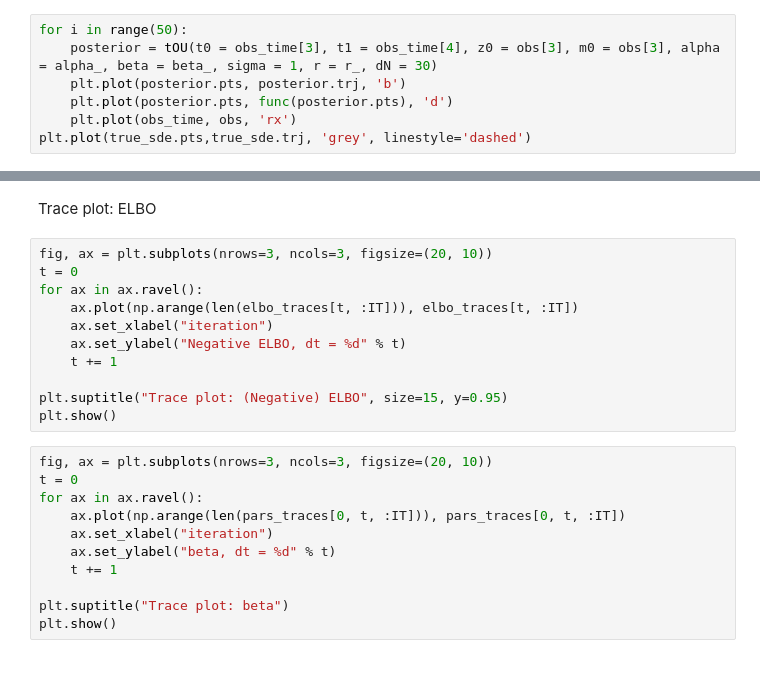
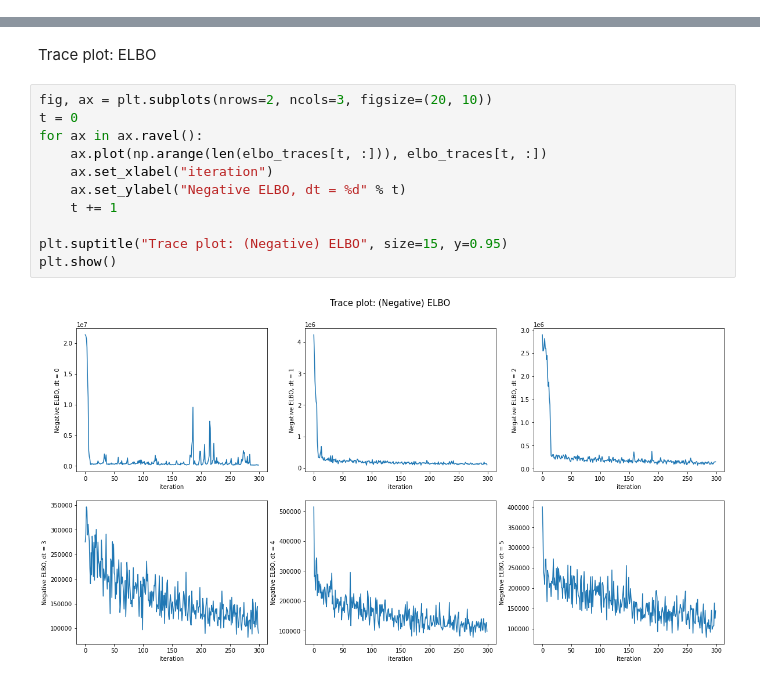
Before and after one commit to thysics/VI_SDE, a Jupyter notebook: VI_Time-OU_vectorised.ipynb, the cells around one changed output, grey strips where cells are left out. Drawn from its saved outputs; the diff is of its cells as text.

```diff
--- a/VI_Time-OU_vectorised.ipynb
+++ b/VI_Time-OU_vectorised.ipynb
@@ -718,7 +681,0 @@ for k in tq.tqdm(range(300)):
-# %%
-for i in range(50):
-    posterior = tOU(t0 = obs_time[3], t1 = obs_time[4], z0 = obs[3], m0 = obs[3], alpha = alpha_, beta = beta_, sigma = 1, r = r_, dN = 30)
-    plt.plot(posterior.pts, posterior.trj, 'b')
-    plt.plot(posterior.pts, func(posterior.pts), 'd')
-    plt.plot(obs_time, obs, 'rx')
-plt.plot(true_sde.pts,true_sde.trj, 'grey', linestyle='dashed')
@@ -823,24 +814,15 @@ for t in tq.tqdm(range(obs.shape[0]-1)):
 # %% [markdown]
 Trace plot: ELBO
 # %%
-fig, ax = plt.subplots(nrows=3, ncols=3, figsize=(20, 10))
+fig, ax = plt.subplots(nrows=2, ncols=3, figsize=(20, 10))
 t = 0
 for ax in ax.ravel():
-    ax.plot(np.arange(len(elbo_traces[t, :IT])), elbo_traces[t, :IT])
+    ax.plot(np.arange(len(elbo_traces[t, :])), elbo_traces[t, :])
     ax.set_xlabel("iteration")
     ax.set_ylabel("Negative ELBO, dt = %d" % t)
     t += 1
 
 plt.suptitle("Trace plot: (Negative) ELBO", size=15, y=0.95)
 plt.show()
+# %% [output]
+[figure, added]
-# %%
-fig, ax = plt.subplots(nrows=3, ncols=3, figsize=(20, 10))
-t = 0
-for ax in ax.ravel():
-    ax.plot(np.arange(len(pars_traces[0, t, :IT])), pars_traces[0, t, :IT])
-    ax.set_xlabel("iteration")
-    ax.set_ylabel("beta, dt = %d" % t)
-    t += 1
-
-plt.suptitle("Trace plot: beta")
-plt.show()
```
Also changed, not shown: parts of 37 cells of this notebook.
